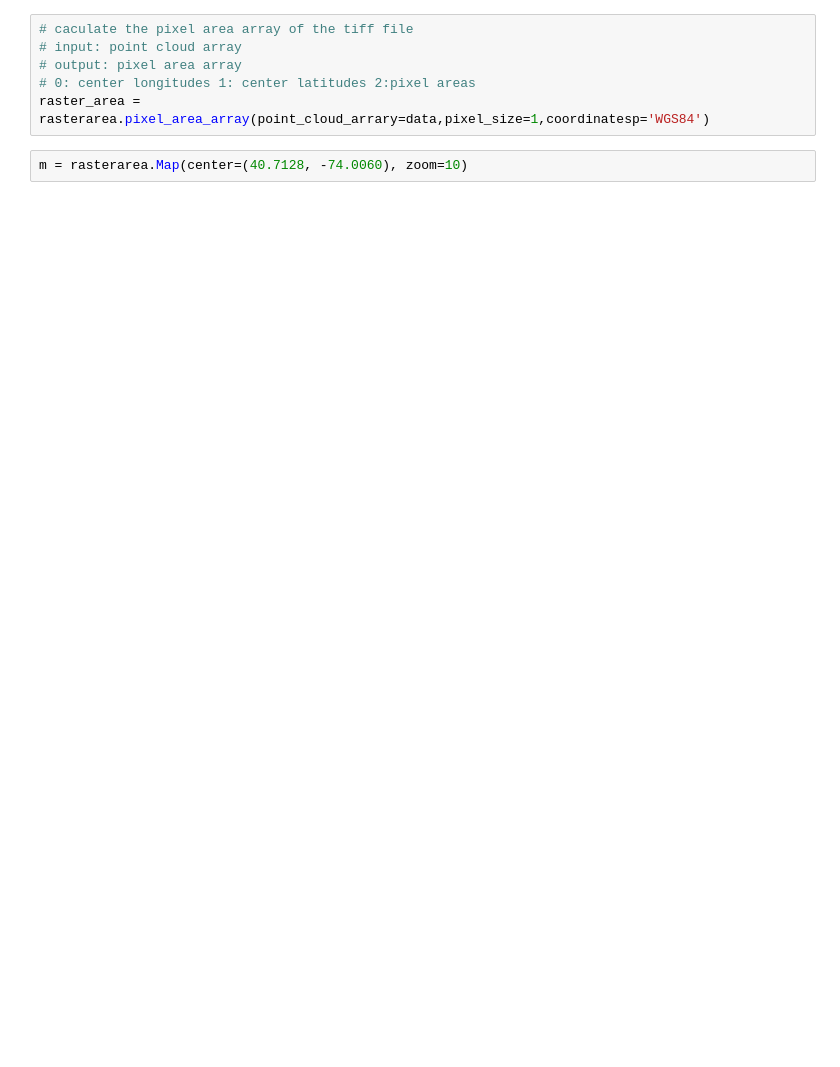
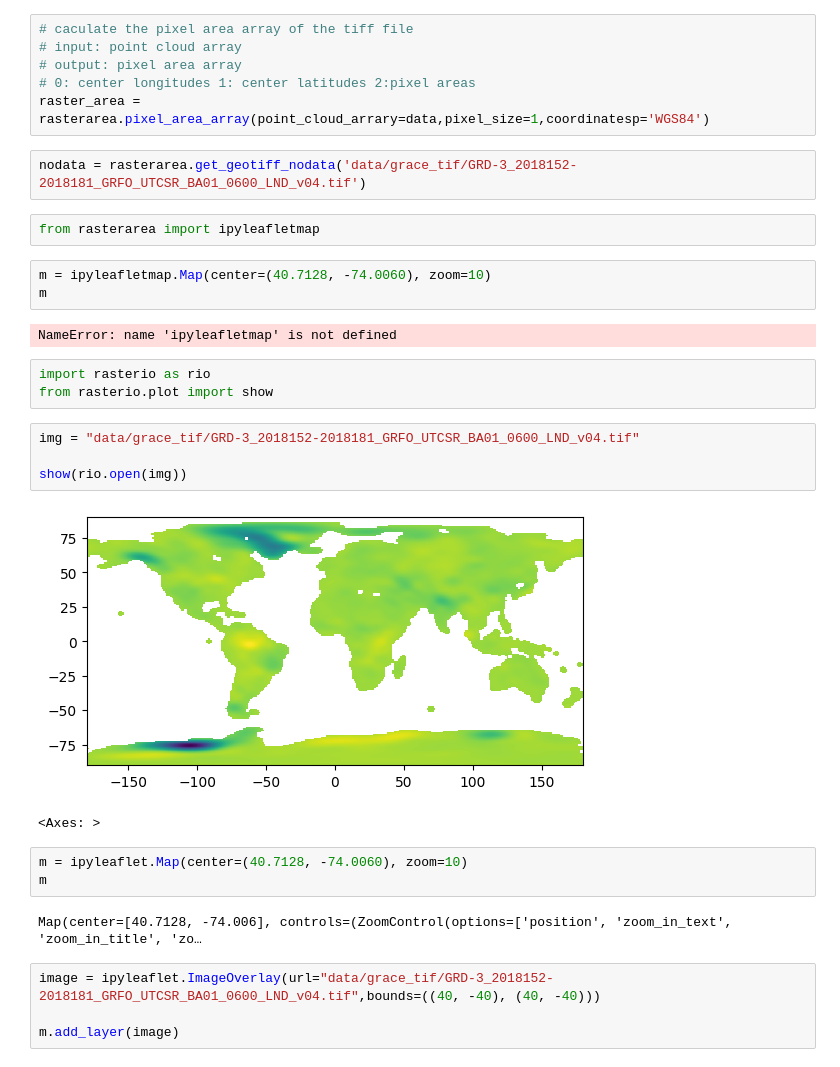
Before and after one commit to Feng96/rasterarea, a Jupyter notebook: docs/examples/test3.ipynb, the cells around one changed output. Cells and saved outputs as stored; diff of their text form; blank space fills up the shorter version.

```diff
--- a/docs/examples/test3.ipynb
+++ b/docs/examples/test3.ipynb
@@ -10,6 +11,32 @@ data = rasterarea.point_cloud_arrary('D:/ndvidata/nchn_grace_tif/cg200301.tif')
 # output: pixel area array
 # 0: center longitudes 1: center latitudes 2:pixel areas
 raster_area = rasterarea.pixel_area_array(point_cloud_arrary=data,pixel_size=1,coordinatesp='WGS84')
+# %%
+nodata = rasterarea.get_geotiff_nodata('data/grace_tif/GRD-3_2018152-2018181_GRFO_UTCSR_BA01_0600_LND_v04.tif')
+# %%
+from rasterarea import ipyleafletmap
 # %%
-m = rasterarea.Map(center=(40.7128, -74.0060), zoom=10)
+m = ipyleafletmap.Map(center=(40.7128, -74.0060), zoom=10)
+m
+# %% [output]
+NameError: name 'ipyleafletmap' is not defined
+# %%
+import rasterio as rio
+from rasterio.plot import show
+# %%
+img = "data/grace_tif/GRD-3_2018152-2018181_GRFO_UTCSR_BA01_0600_LND_v04.tif"
+
+show(rio.open(img))
+# %% [output]
+[figure, added]
+<Axes: >
+# %%
+m = ipyleaflet.Map(center=(40.7128, -74.0060), zoom=10)
+m
+# %% [output]
+Map(center=[40.7128, -74.006], controls=(ZoomControl(options=['position', 'zoom_in_text', 'zoom_in_title', 'zo…
+# %%
+image = ipyleaflet.ImageOverlay(url="data/grace_tif/GRD-3_2018152-2018181_GRFO_UTCSR_BA01_0600_LND_v04.tif",bounds=((40, -40), (40, -40)))
+
+m.add_layer(image)
 # %%
```
Also changed, not shown: parts of 4 cells of this notebook, 6 other files.
